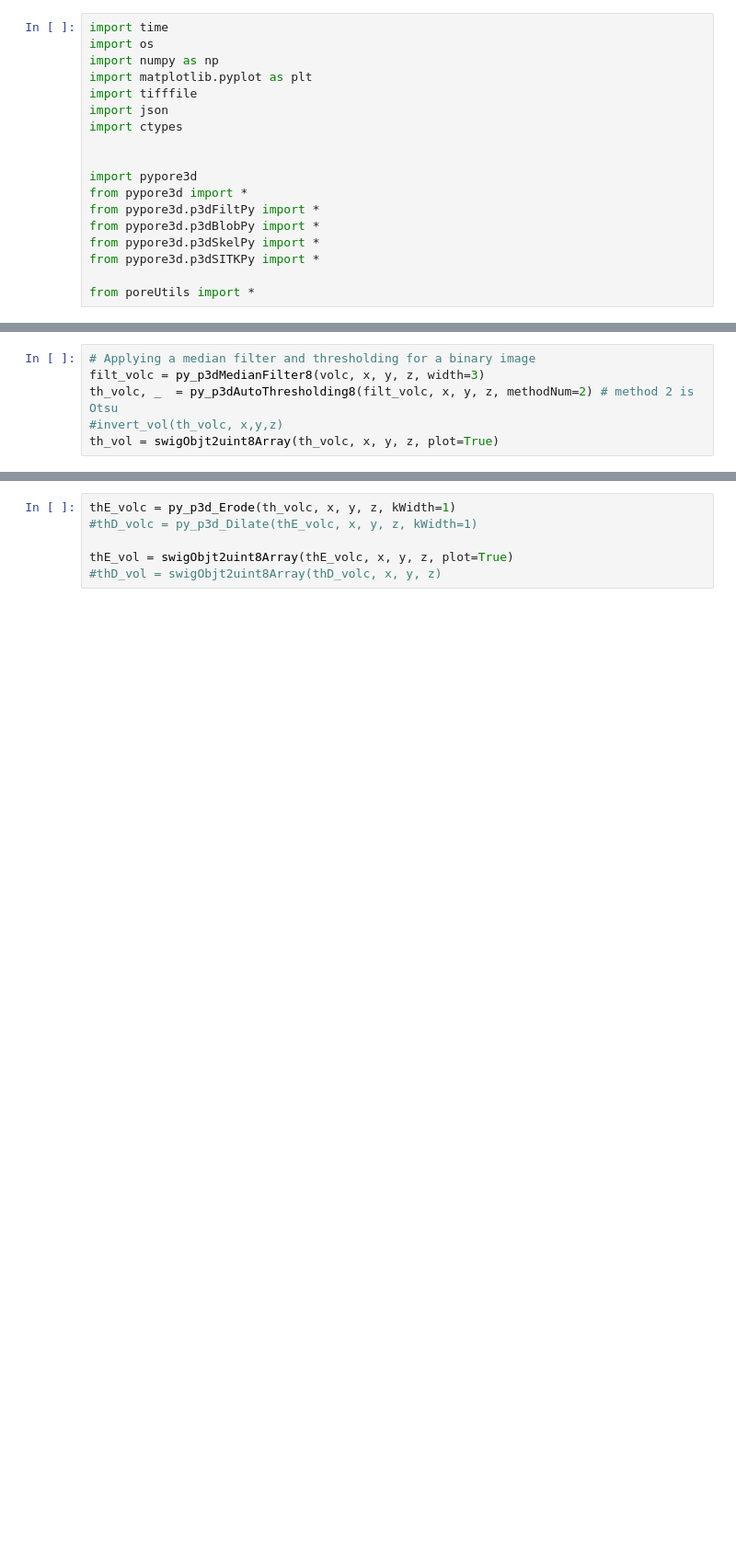
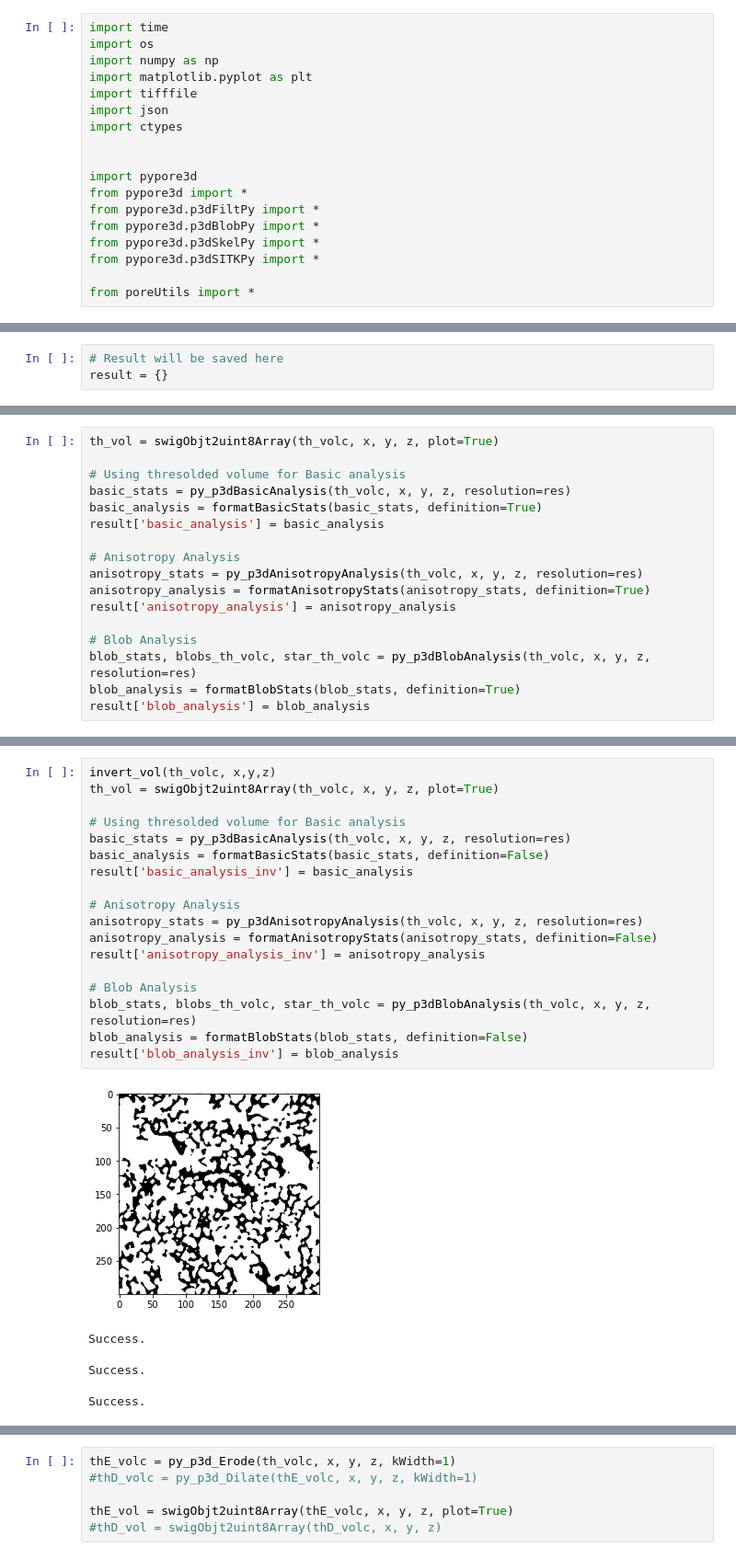
Before and after one commit to mrahmansagar/poreAnalysis, a Jupyter notebook: poreAnalysis_investigations.ipynb, the cells around one changed output, grey strips where cells are left out. Shown: that part at 92% size. Cells and saved outputs as stored; diff of their text form; blank space fills up the shorter version.

Commit message:
Checked the effect of volume inversion for basic, anisotropy and blob analysis

```diff
--- a/poreAnalysis_investigations.ipynb
+++ b/poreAnalysis_investigations.ipynb
@@ -35,0 +49,3 @@ Success.
+# %%
+# Result will be saved here
+result = {}
@@ -36,7 +54,18 @@ Success.
 # %%
-# Applying a median filter and thresholding for a binary image
-filt_volc = py_p3dMedianFilter8(volc, x, y, z, width=3)
-th_volc, _  = py_p3dAutoThresholding8(filt_volc, x, y, z, methodNum=2) # method 2 is Otsu
-#invert_vol(th_volc, x,y,z)
 th_vol = swigObjt2uint8Array(th_volc, x, y, z, plot=True)
+
+# Using thresolded volume for Basic analysis
+basic_stats = py_p3dBasicAnalysis(th_volc, x, y, z, resolution=res)
+basic_analysis = formatBasicStats(basic_stats, definition=True)
+result['basic_analysis'] = basic_analysis
+
+# Anisotropy Analysis
+anisotropy_stats = py_p3dAnisotropyAnalysis(th_volc, x, y, z, resolution=res)
+anisotropy_analysis = formatAnisotropyStats(anisotropy_stats, definition=True)
+result['anisotropy_analysis'] = anisotropy_analysis
+
+# Blob Analysis
+blob_stats, blobs_th_volc, star_th_volc = py_p3dBlobAnalysis(th_volc, x, y, z, resolution=res)
+blob_analysis = formatBlobStats(blob_stats, definition=True)
+result['blob_analysis'] = blob_analysis
 # %% [output]
@@ -46,0 +80,25 @@ Success.
+# %%
+invert_vol(th_volc, x,y,z)
+th_vol = swigObjt2uint8Array(th_volc, x, y, z, plot=True)
+
+# Using thresolded volume for Basic analysis
+basic_stats = py_p3dBasicAnalysis(th_volc, x, y, z, resolution=res)
+basic_analysis = formatBasicStats(basic_stats, definition=False)
+result['basic_analysis_inv'] = basic_analysis
+
+# Anisotropy Analysis
+anisotropy_stats = py_p3dAnisotropyAnalysis(th_volc, x, y, z, resolution=res)
+anisotropy_analysis = formatAnisotropyStats(anisotropy_stats, definition=False)
+result['anisotropy_analysis_inv'] = anisotropy_analysis
+
+# Blob Analysis
+blob_stats, blobs_th_volc, star_th_volc = py_p3dBlobAnalysis(th_volc, x, y, z, resolution=res)
+blob_analysis = formatBlobStats(blob_stats, definition=False)
+result['blob_analysis_inv'] = blob_analysis
+# %% [output]
+[figure, added]
+Success.
+
+Success.
+
+Success.
```
Also changed, not shown: parts of 13 cells of this notebook.
